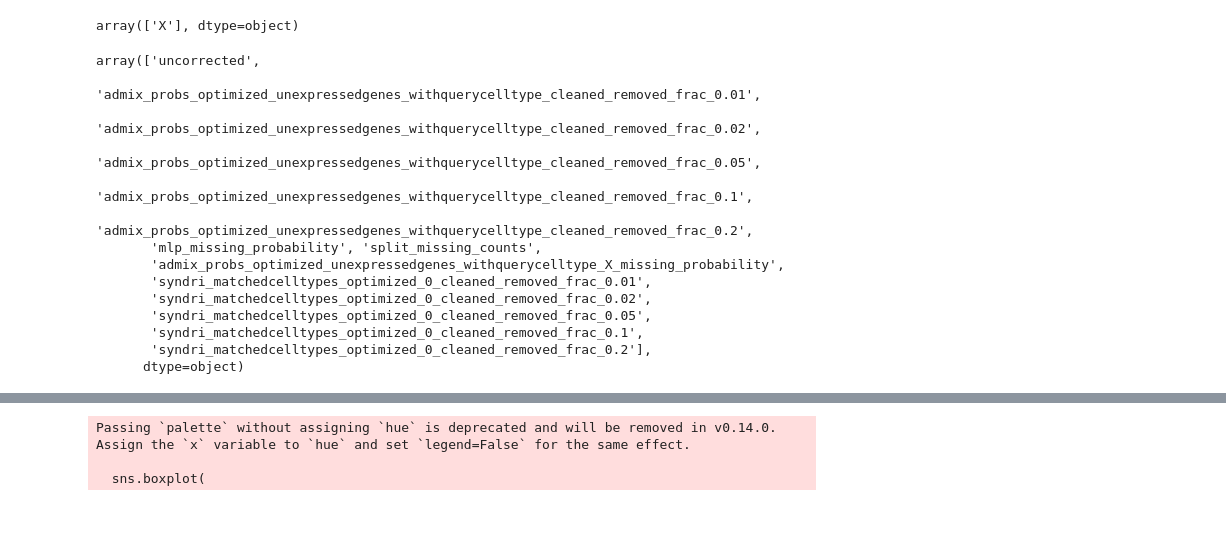
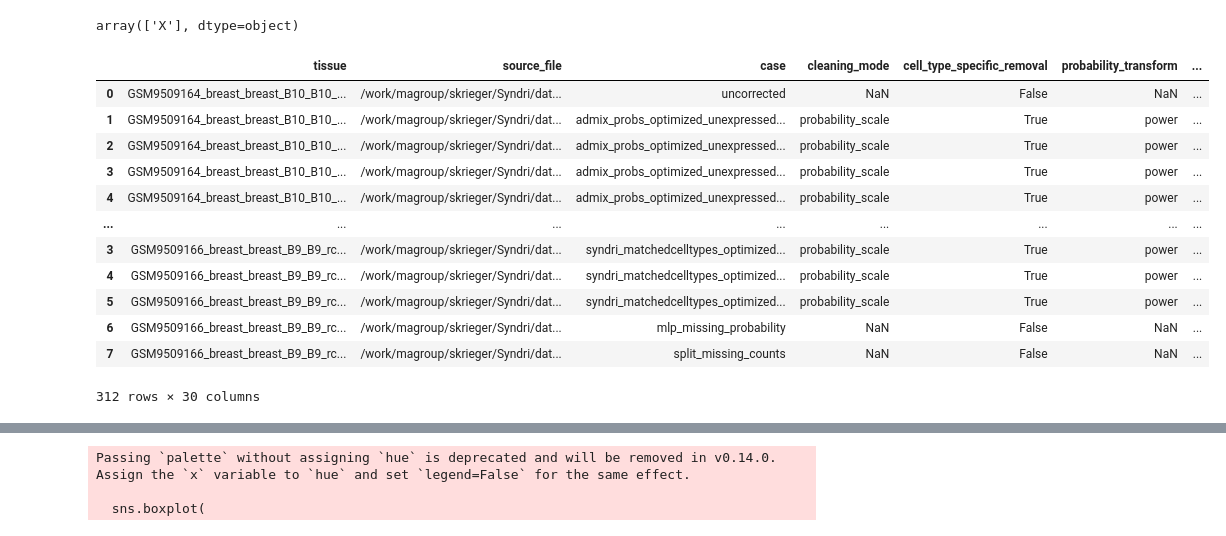
Before and after one commit to gkrieg/Syndri, a Jupyter notebook: eval/NoisyXeniumExperimentResults.ipynb, the cells around one changed output, grey strips where cells are left out. Saved outputs shown, nothing was run; the diff lists cells and outputs as text; code cells hidden in the pictures.

```diff
--- a/eval/NoisyXeniumExperimentResults.ipynb
+++ b/eval/NoisyXeniumExperimentResults.ipynb
@@ -17,22 +20,22 @@ sep_df['input_layer'].unique()
 array(['X'], dtype=object)
 # %%
 sep_df['case'].unique()
-# sep_df
+# sep_df.columns
+sep_df#[sep_df['case'].str.contains('0.5')]['group_probability_removal_scales'].iloc[1]
 # %% [output]
+|  | tissue | source_file | case | cleaning_mode | cell_type_specific_removal | probability_transform | ... |
+| 0 | GSM9509164_breast_breast_B10_B10_... | /work/magroup/skrieger/Syndri/dat... | uncorrected | NaN | False | NaN | ... |
+| 1 | GSM9509164_breast_breast_B10_B10_... | /work/magroup/skrieger/Syndri/dat... | admix_probs_optimized_unexpressed... | probability_scale | True | power | ... |
+| 2 | GSM9509164_breast_breast_B10_B10_... | /work/magroup/skrieger/Syndri/dat... | admix_probs_optimized_unexpressed... | probability_scale | True | power | ... |
+| 3 | GSM9509164_breast_breast_B10_B10_... | /work/magroup/skrieger/Syndri/dat... | admix_probs_optimized_unexpressed... | probability_scale | True | power | ... |
+| 4 | GSM9509164_breast_breast_B10_B10_... | /work/magroup/skrieger/Syndri/dat... | admix_probs_optimized_unexpressed... | probability_scale | True | power | ... |
+| ... | ... | ... | ... | ... | ... | ... | ... |
+| 3 | GSM9509166_breast_breast_B9_B9_rc... | /work/magroup/skrieger/Syndri/dat... | syndri_matchedcelltypes_optimized... | probability_scale | True | power | ... |
+| 4 | GSM9509166_breast_breast_B9_B9_rc... | /work/magroup/skrieger/Syndri/dat... | syndri_matchedcelltypes_optimized... | probability_scale | True | power | ... |
+| 5 | GSM9509166_breast_breast_B9_B9_rc... | /work/magroup/skrieger/Syndri/dat... | syndri_matchedcelltypes_optimized... | probability_scale | True | power | ... |
+| 6 | GSM9509166_breast_breast_B9_B9_rc... | /work/magroup/skrieger/Syndri/dat... | mlp_missing_probability | NaN | False | NaN | ... |
+| 7 | GSM9509166_breast_breast_B9_B9_rc... | /work/magroup/skrieger/Syndri/dat... | split_missing_counts | NaN | False | NaN | ... |
-array(['uncorrected',
-       'admix_probs_optimized_unexpressedgenes_withquerycelltype_cleaned_removed_frac_0.01',
-       'admix_probs_optimized_unexpressedgenes_withquerycelltype_cleaned_removed_frac_0.02',
-       'admix_probs_optimized_unexpressedgenes_withquerycelltype_cleaned_removed_frac_0.05',
-       'admix_probs_optimized_unexpressedgenes_withquerycelltype_cleaned_removed_frac_0.1',
-       'admix_probs_optimized_unexpressedgenes_withquerycelltype_cleaned_removed_frac_0.2',
-       'mlp_missing_probability', 'split_missing_counts',
-       'admix_probs_optimized_unexpressedgenes_withquerycelltype_X_missing_probability',
-       'syndri_matchedcelltypes_optimized_0_cleaned_removed_frac_0.01',
-       'syndri_matchedcelltypes_optimized_0_cleaned_removed_frac_0.02',
-       'syndri_matchedcelltypes_optimized_0_cleaned_removed_frac_0.05',
-       'syndri_matchedcelltypes_optimized_0_cleaned_removed_frac_0.1',
-       'syndri_matchedcelltypes_optimized_0_cleaned_removed_frac_0.2'],
-      dtype=object)
+312 rows × 30 columns
 # %%
 import numpy as np
 import pandas as pd
```
Also changed, not shown: parts of 2 cells of this notebook, 42 other files.
